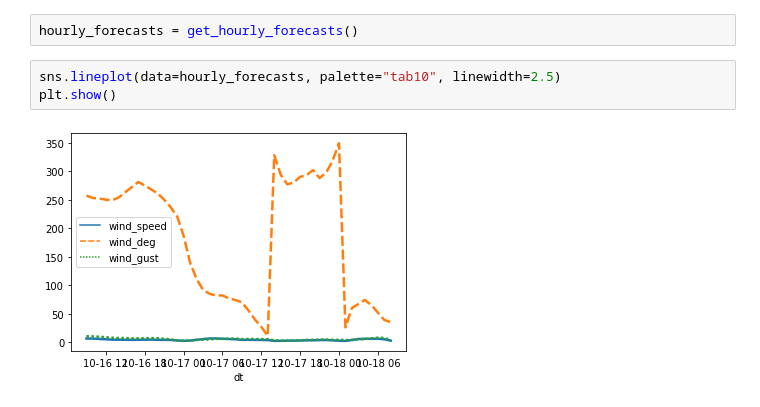
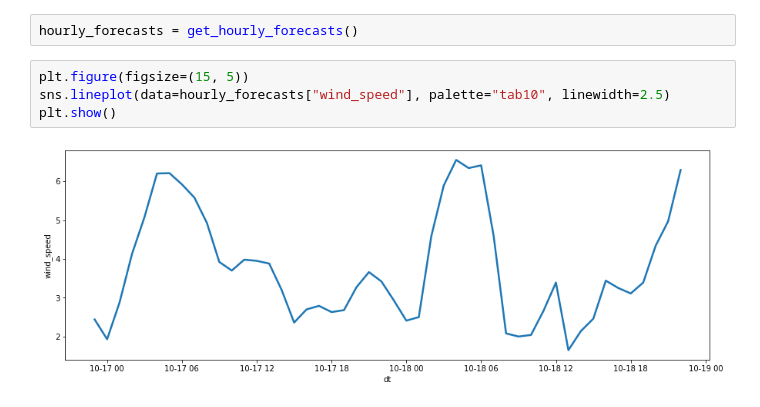
Before and after one commit to kelvinducray/strong-wind-warning-app, a Jupyter notebook: Wind_Data_EDA.ipynb, the cells around one changed output. Cells and saved outputs as stored; diff of their text form.

```diff
--- a/Wind_Data_EDA.ipynb
+++ b/Wind_Data_EDA.ipynb
@@ -206,7 +206,8 @@ def get_hourly_forecasts() -> dict:
 # %%
 hourly_forecasts = get_hourly_forecasts()
 # %%
-sns.lineplot(data=hourly_forecasts, palette="tab10", linewidth=2.5)
+plt.figure(figsize=(15, 5))
+sns.lineplot(data=hourly_forecasts["wind_speed"], palette="tab10", linewidth=2.5)
 plt.show()
 # %% [output]
-[figure, old version]
+[figure, new version]
```
Also changed, not shown: parts of 16 cells of this notebook.
